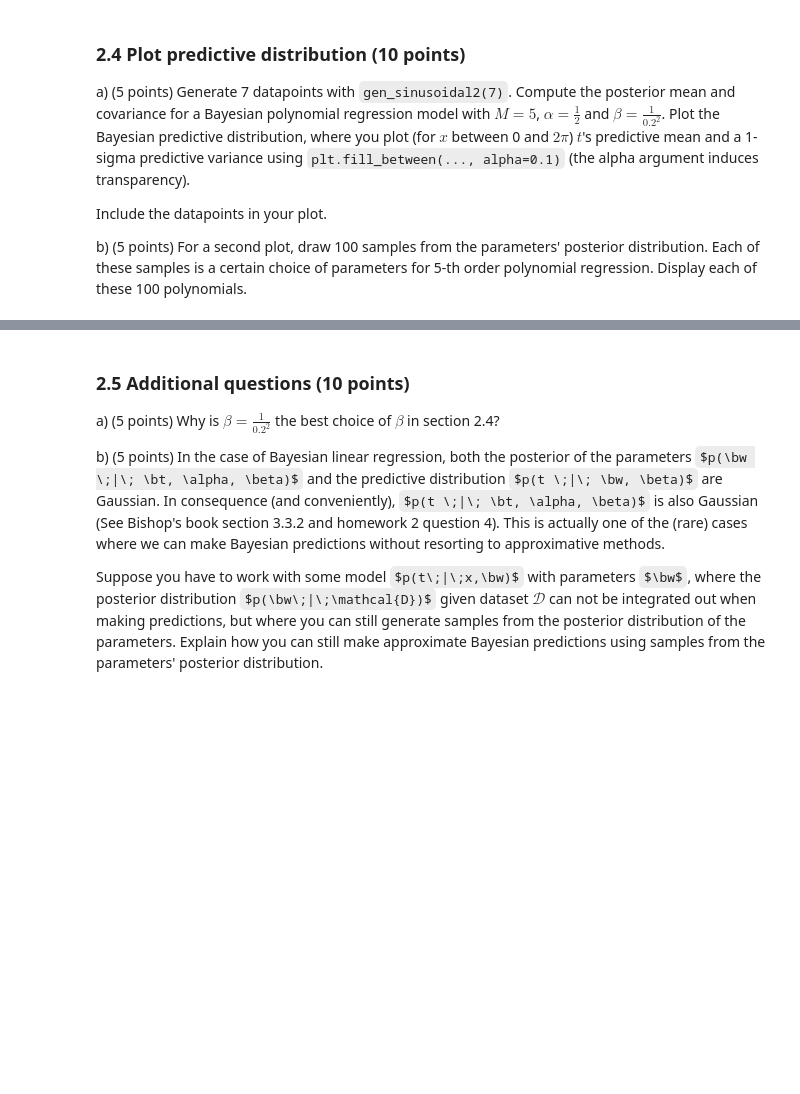
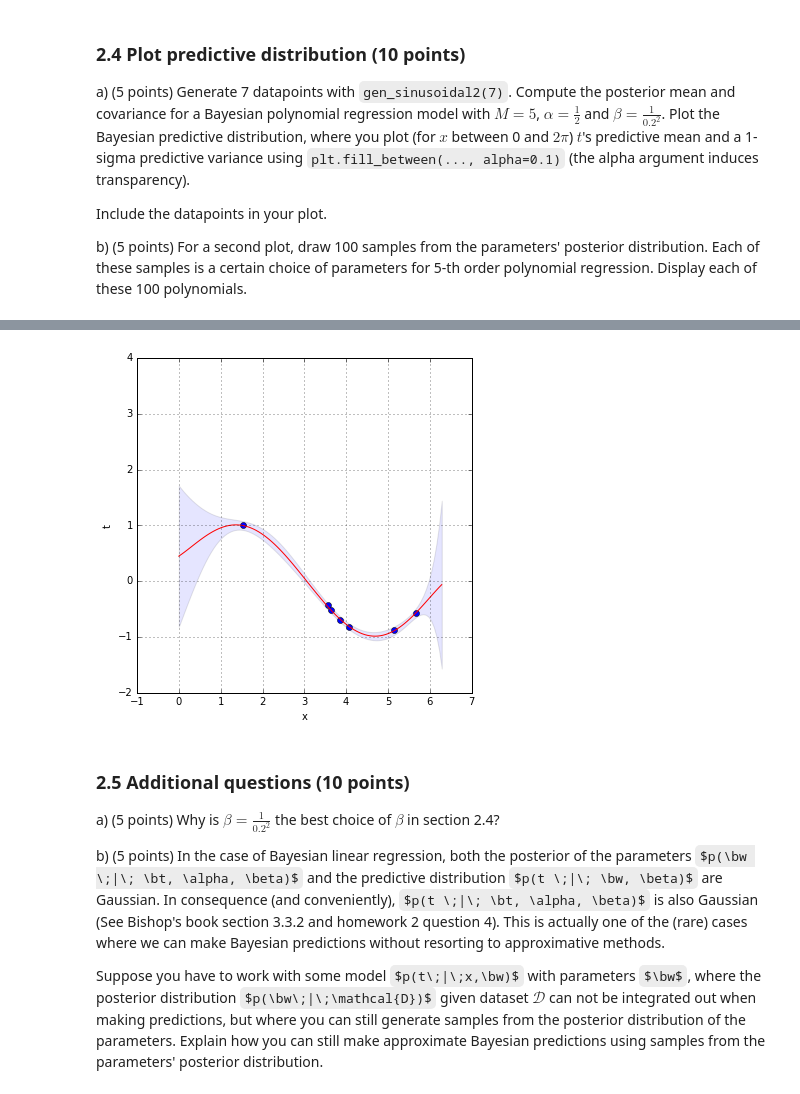
Before and after one commit to Vasileios-Charatsidis/machine_learning_1_labs, a Jupyter notebook: Lab1.ipynb, the cells around one changed output, grey strips where cells are left out. Saved outputs shown, nothing was run; the diff lists cells and outputs as text; code cells hidden in the pictures; some formulas as TeX source; blank space fills up the shorter version.

```diff
--- a/Lab1.ipynb
+++ b/Lab1.ipynb
@@ -285,13 +286,13 @@ def gen_sinusoidal2(N):
         mu, sigma = np.sin(x[i]), 0.2
         t[i] = np.random.normal(mu, sigma**2, 1)
 
-    # TO-DO: DELETE
-    plt.figure(figsize=(10,6))
-    plt.plot(x, t, 'ro')
-    plt.xlabel('x')
-    plt.ylabel('t')
-    plt.grid(True)
-    plt.axis([-0.1,6.5,-2,2])
+#     # TO-DO: DELETE
+#     plt.figure(figsize=(10,6))
+#     plt.plot(x, t, 'ro')
+#     plt.xlabel('x')
+#     plt.ylabel('t')
+#     plt.grid(True)
+#     plt.axis([-0.1,6.5,-2,2])
 
     return x, t
 # %% [markdown]
@@ -461,3 +382,47 @@ y1 = y1.reshape((7,))
+# %%
+# # a)
+
+
+x, t = gen_sinusoidal2(7)
+M, alpha, beta = 5, 0.5, 25.
+
+# sort x values.
+idx = np.argsort(x)
+
+x = x[idx]
+t = t[idx]
+
+# # obtain posterior mean
+mean, covariance = fit_polynomial_bayes(x, t, M, alpha, beta)
+
+x2 = np.linspace(0, np.pi * 2, 100)
+
+x_predict = np.zeros(x.shape)
+for index, val in enumerate(x):
+    y, v = predict_polynomial_bayes(val, mean, covariance, beta)
+    x_predict[index] = y
+
+
+mean_predict = np.zeros(x2.shape)
+var_predict = np.zeros(x2.shape)
+for index, val in enumerate(x2):
+    y, v = predict_polynomial_bayes(val, mean, covariance, beta)
+    mean_predict[index] = y
+    var_predict[index] = v
+
+
+plt.figure(figsize=(6,6))
+plt.plot(x, t, 'bo')
+plt.plot(x2, mean_predict, 'r', label='Fitted line')
+plt.fill_between(x2, mean_predict + var_predict, mean_predict - var_predict, alpha=0.1)
+plt.axis([-1,7,-2,4])
+plt.xlabel('x')
+plt.ylabel('t')
+plt.grid(True)
+
+#b)
+# %% [output]
+[figure, added]
 # %% [markdown]
 ### 2.5 Additional questions (10 points)
 
```
Also changed, not shown: parts of 5 cells of this notebook.
